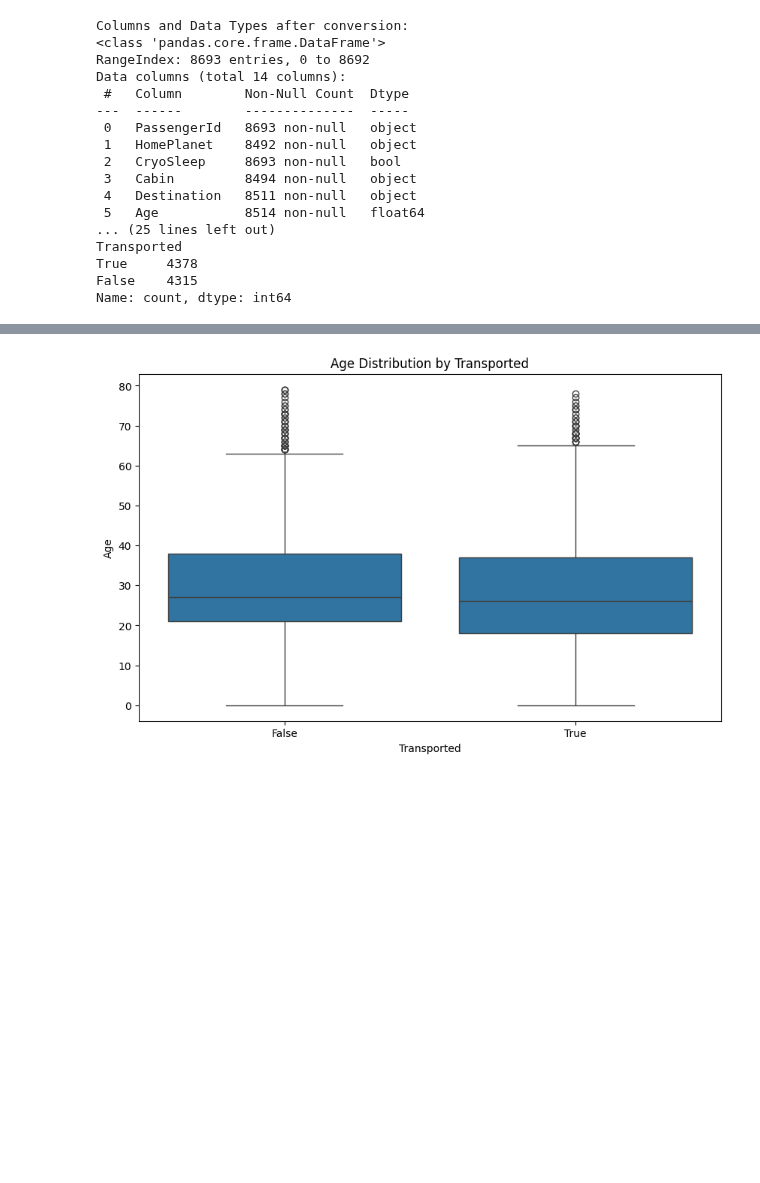
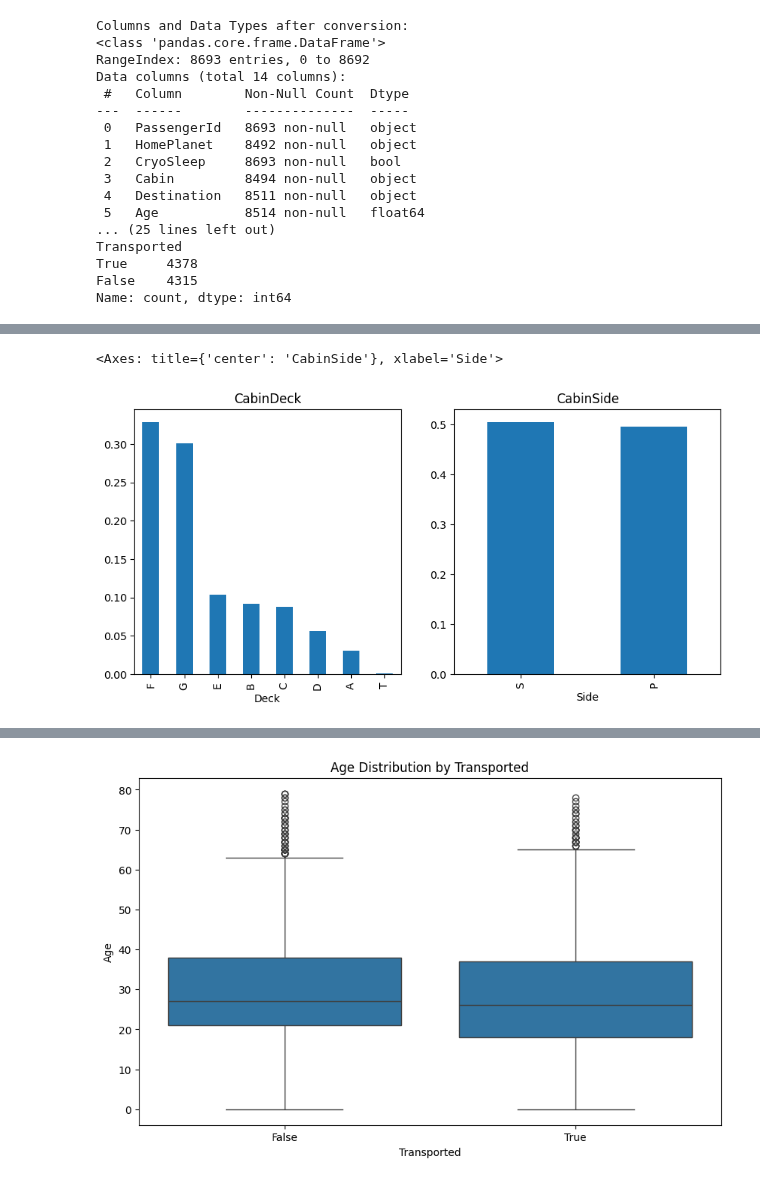
Before and after one commit to 7PAM2015-0509-2023-Group17/Kaggle-Challenge, a Jupyter notebook: Kaggle_Challenge_notebook.ipynb, the cells around one changed output, grey strips where cells are left out. Cells and saved outputs as stored; diff of their text form; code cells hidden in the pictures; blank space fills up the shorter version.

```diff
--- a/Kaggle_Challenge_notebook.ipynb
+++ b/Kaggle_Challenge_notebook.ipynb
@@ -114,3 +106,13 @@ max    24133.000000
+# %%
+# Visualize cabin features
+plt.figure(figsize = (10, 10))
+plt.subplot(2,2,1)
+train['Deck'].value_counts(normalize = True).plot.bar(title = 'CabinDeck')
+plt.subplot(2,2,2)
+train['Side'].value_counts(normalize = True).plot.bar(title = 'CabinSide')
+# %% [output]
+<Axes: title={'center': 'CabinSide'}, xlabel='Side'>
+[figure, added]
 # %%
 # Distribution of Age
 plt.figure(figsize=(10, 6))
```
Also changed, not shown: parts of 12 cells of this notebook.
